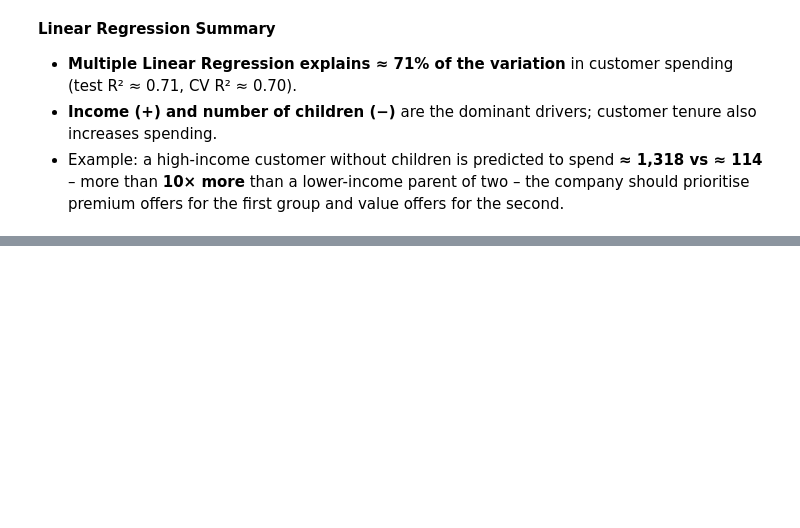
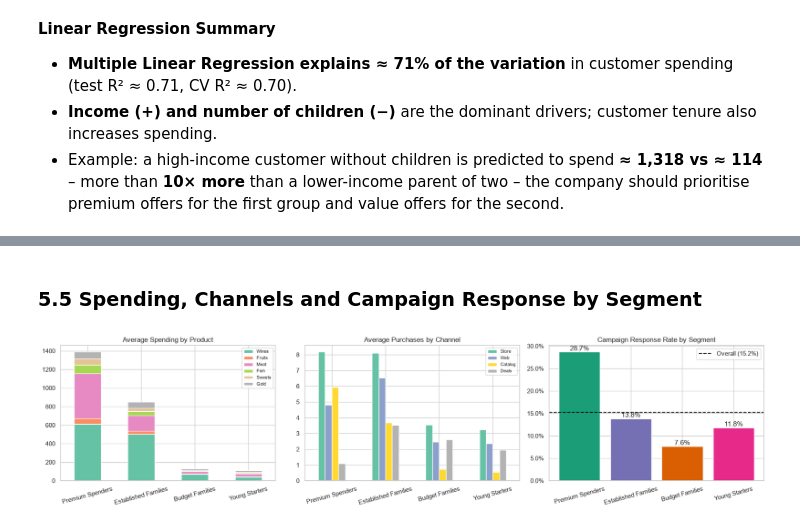
Before and after one commit to manasvigohil28/Customer-Segmentation-Campaign-Optimization, a Jupyter notebook: notebooks/analysis.ipynb, the cells around one changed output, grey strips where cells are left out. Cells and saved outputs as stored; diff of their text form; code cells hidden in the pictures; blank space fills up the shorter version.

```diff
--- a/notebooks/analysis.ipynb
+++ b/notebooks/analysis.ipynb
@@ -723,0 +856,24 @@ Saved -> models/linreg.pkl
+# %% [markdown]
+### 5.5 Spending, Channels and Campaign Response by Segment
+# %%
+fig, ax = plt.subplots(1, 3, figsize=(18, 4.5))
+prod_seg = df.groupby("Segment")[utils.MNT_COLS].mean().reindex(seg_order)
+prod_seg.columns = ["Wines", "Fruits", "Meat", "Fish", "Sweets", "Gold"]
+prod_seg.plot(kind="bar", stacked=True, ax=ax[0], colormap="Set2", rot=15)
+ax[0].set_title("Average Spending by Product"); ax[0].set_xlabel(""); ax[0].legend(fontsize=8)
+
+ch_seg = df.groupby("Segment")[["NumStorePurchases", "NumWebPurchases", "NumCatalogPurchases", "NumDealsPurchases"]].mean().reindex(seg_order)
+ch_seg.columns = ["Store", "Web", "Catalog", "Deals"]
+ch_seg.plot(kind="bar", ax=ax[1], colormap="Set2", rot=15)
+ax[1].set_title("Average Purchases by Channel"); ax[1].set_xlabel(""); ax[1].legend(fontsize=8)
+
+resp_seg = df.groupby("Segment")["Response"].mean().reindex(seg_order)
+bars = ax[2].bar(resp_seg.index, resp_seg.values, color=[seg_colors[s] for s in seg_order])
+ax[2].axhline(df["Response"].mean(), color="black", ls="--", label=f"Overall ({df['Response'].mean():.1%})")
+for b, v in zip(bars, resp_seg.values):
+    ax[2].text(b.get_x() + b.get_width() / 2, v, f"{v:.1%}", ha="center", va="bottom")
+ax[2].set_title("Campaign Response Rate by Segment"); ax[2].tick_params(axis="x", rotation=15)
+ax[2].yaxis.set_major_formatter(plt.matplotlib.ticker.PercentFormatter(1.0)); ax[2].legend()
+save("21_segment_spending_channels_response"); plt.show()
+# %% [output]
+[figure, added]
```
Also changed, not shown: parts of 20 cells of this notebook, 10 other files.
